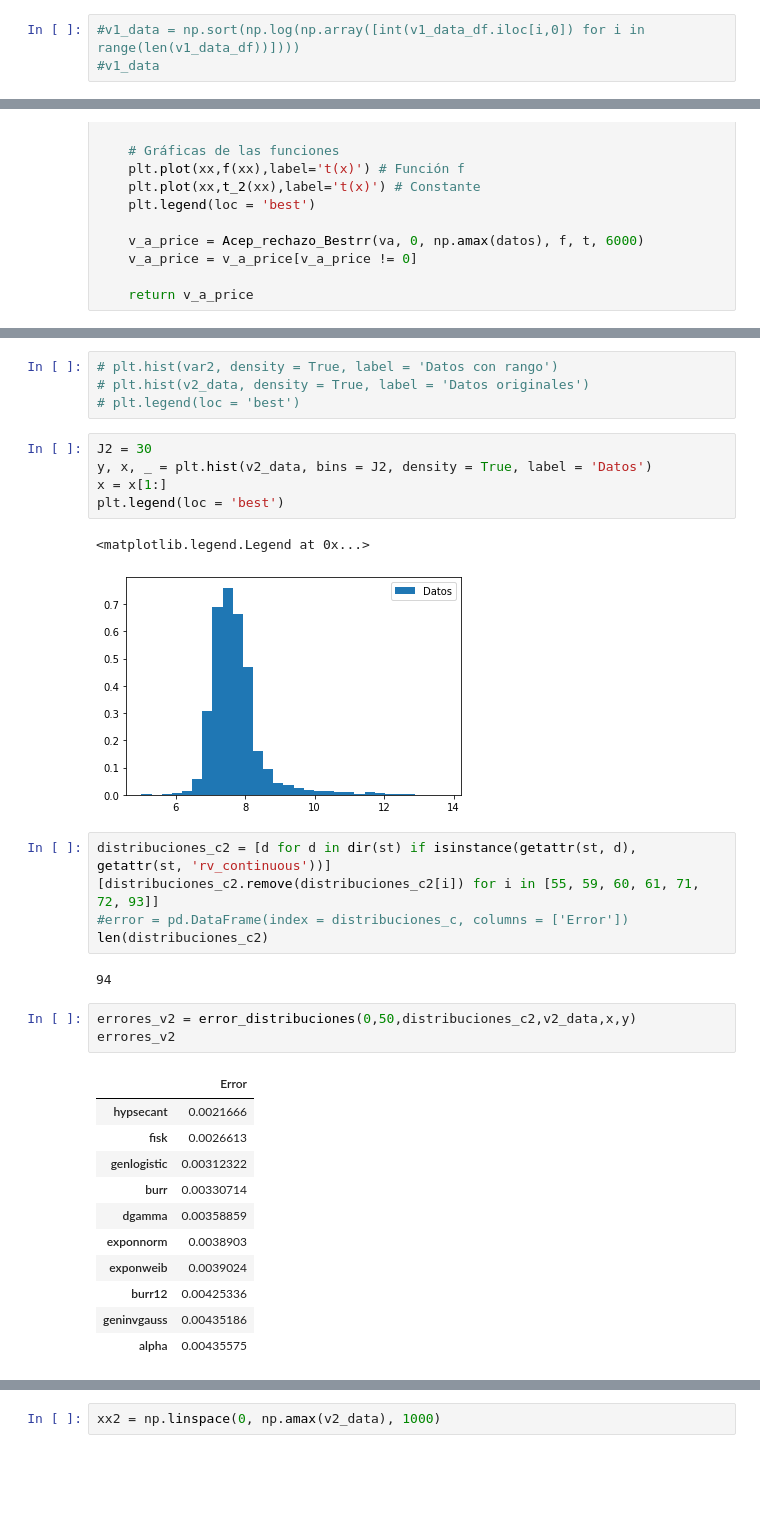
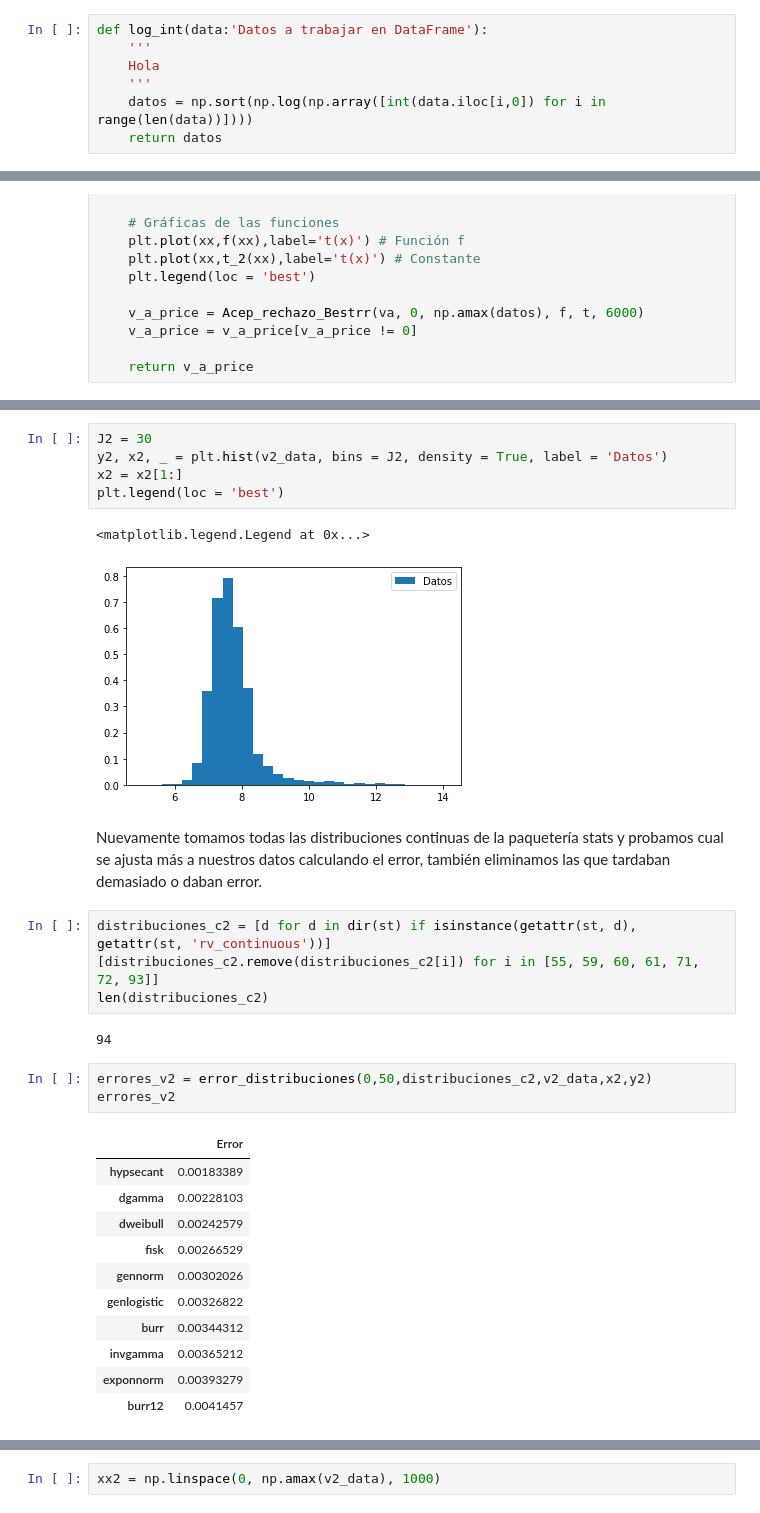
Before and after one commit to danielperhez/Proyecto_PRivera_CPerez, a Jupyter notebook: Proyecto_PRivera_CPerez.ipynb, the cells around one changed output, grey strips where cells are left out. Cells and saved outputs as stored; diff of their text form; blank space fills up the shorter version.

```diff
--- a/Proyecto_PRivera_CPerez.ipynb
+++ b/Proyecto_PRivera_CPerez.ipynb
@@ -197,3 +156,7 @@ v1_data_df
 # %%
-#v1_data = np.sort(np.log(np.array([int(v1_data_df.iloc[i,0]) for i in range(len(v1_data_df))])))
-#v1_data
+def log_int(data:'Datos a trabajar en DataFrame'):
+    '''
+    Hola
+    '''
+    datos = np.sort(np.log(np.array([int(data.iloc[i,0]) for i in range(len(data))])))
+    return datos
@@ -773,35 +704,32 @@ array([ 5.01063529,  5.29831737,  5.29831737, ..., 13.09429718,
 # %%
-# plt.hist(var2, density = True, label = 'Datos con rango')
-# plt.hist(v2_data, density = True, label = 'Datos originales')
-# plt.legend(loc = 'best')
+J2 = 30
+y2, x2, _ = plt.hist(v2_data, bins = J2, density = True, label = 'Datos')
+x2 = x2[1:]
+plt.legend(loc = 'best')
+# %% [output]
+<matplotlib.legend.Legend at 0x...>
+[figure, added]
-# %%
-J2 = 30
-y, x, _ = plt.hist(v2_data, bins = J2, density = True, label = 'Datos')
-x = x[1:]
-plt.legend(loc = 'best')
-# %% [output]
-<matplotlib.legend.Legend at 0x...>
-[figure, removed]
+# %% [markdown]
+Nuevamente tomamos todas las distribuciones continuas de la paquetería stats y probamos cual se ajusta más a nuestros datos calculando el error, también eliminamos las que tardaban demasiado o daban error.
 # %%
 distribuciones_c2 = [d for d in dir(st) if isinstance(getattr(st, d), getattr(st, 'rv_continuous'))]
 [distribuciones_c2.remove(distribuciones_c2[i]) for i in [55, 59, 60, 61, 71, 72, 93]]
-#error = pd.DataFrame(index = distribuciones_c, columns = ['Error'])
 len(distribuciones_c2)
 # %% [output]
 94
 # %%
-errores_v2 = error_distribuciones(0,50,distribuciones_c2,v2_data,x,y)
+errores_v2 = error_distribuciones(0,50,distribuciones_c2,v2_data,x2,y2)
 errores_v2
 # %% [output]
 |  | Error |
-| hypsecant | 0.0021666 |
-| fisk | 0.0026613 |
-| genlogistic | 0.00312322 |
-| burr | 0.00330714 |
-| dgamma | 0.00358859 |
-| exponnorm | 0.0038903 |
-| exponweib | 0.0039024 |
-| burr12 | 0.00425336 |
-| geninvgauss | 0.00435186 |
-| alpha | 0.00435575 |
+| hypsecant | 0.00183389 |
+| dgamma | 0.00228103 |
+| dweibull | 0.00242579 |
+| fisk | 0.00266529 |
+| gennorm | 0.00302026 |
+| genlogistic | 0.00326822 |
+| burr | 0.00344312 |
+| invgamma | 0.00365212 |
+| exponnorm | 0.00393279 |
+| burr12 | 0.0041457 |
 # %%
```
Also changed, not shown: parts of 142 cells of this notebook.
